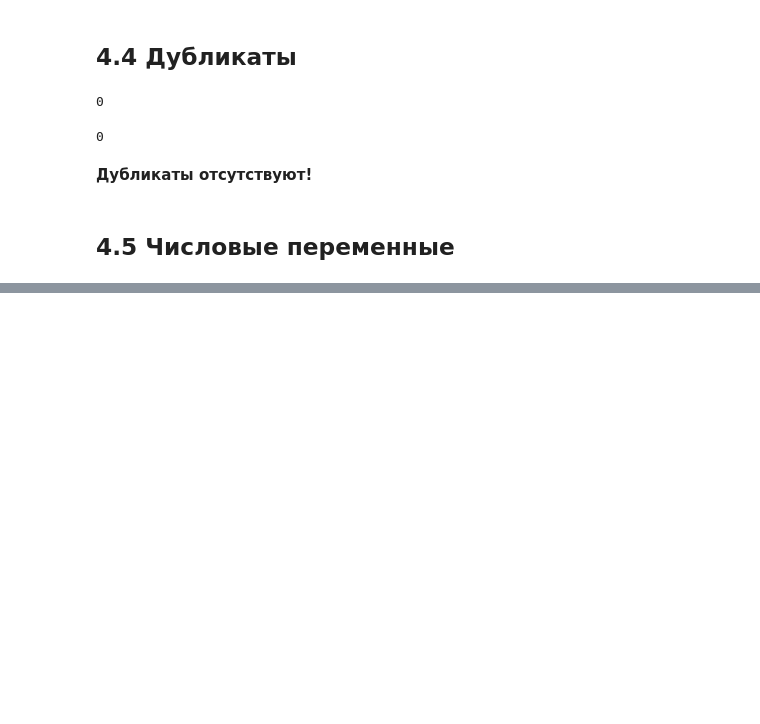
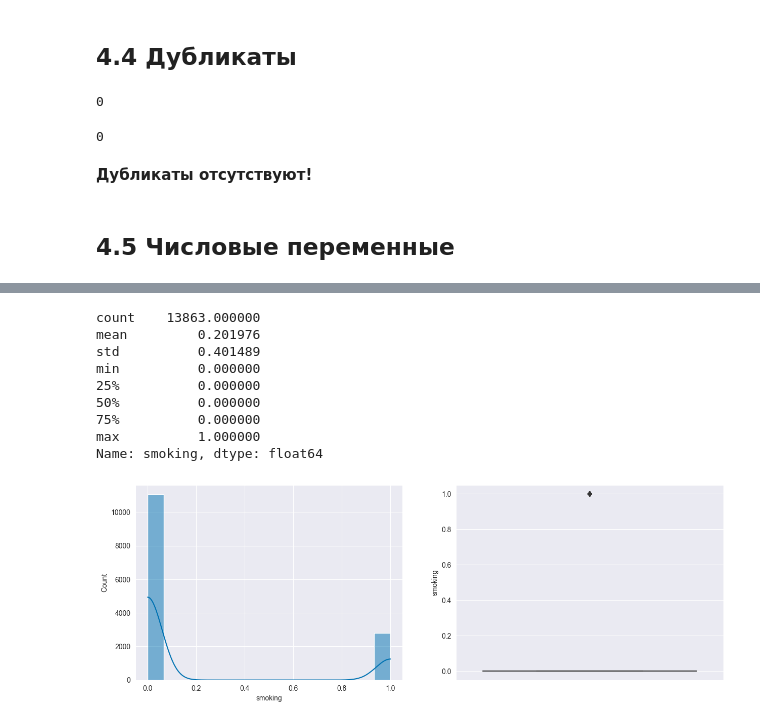
Before and after one commit to Zetis659/Data_Science_GM, a Jupyter notebook: Leopard_challenge_Classification/Leopard_challenge_Classification.ipynb, the cells around one changed output, grey strips where cells are left out. Cells and saved outputs as stored; diff of their text form; code cells hidden in the pictures; blank space fills up the shorter version.

```diff
--- a/Leopard_challenge_Classification/Leopard_challenge_Classification.ipynb
+++ b/Leopard_challenge_Classification/Leopard_challenge_Classification.ipynb
@@ -275,0 +398,8 @@ df.describe()
+# %%
+def hist_box_describe_num(ds, x):
+    print(ds[x].describe())
+    plt.figure(figsize=(15,5))
+    plt.subplot(1,2,1)
+    sns.histplot(data=ds, x=ds[x], kde=True);
+    plt.subplot(1,2,2)
+    sns.boxplot(data=ds, y=ds[x]);
@@ -275,0 +416,13 @@ df.describe()
+# %%
+hist_box_describe_num(df, 'smoking')
+# %% [output]
+count    13863.000000
+mean         0.201976
+std          0.401489
+min          0.000000
+25%          0.000000
+50%          0.000000
+75%          0.000000
+max          1.000000
+Name: smoking, dtype: float64
+[figure, added]
```
Also changed, not shown: parts of 70 cells of this notebook.
